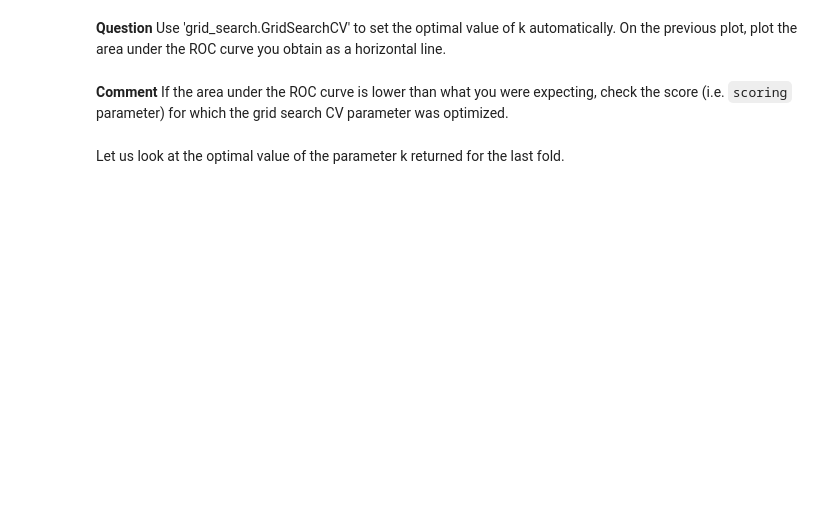
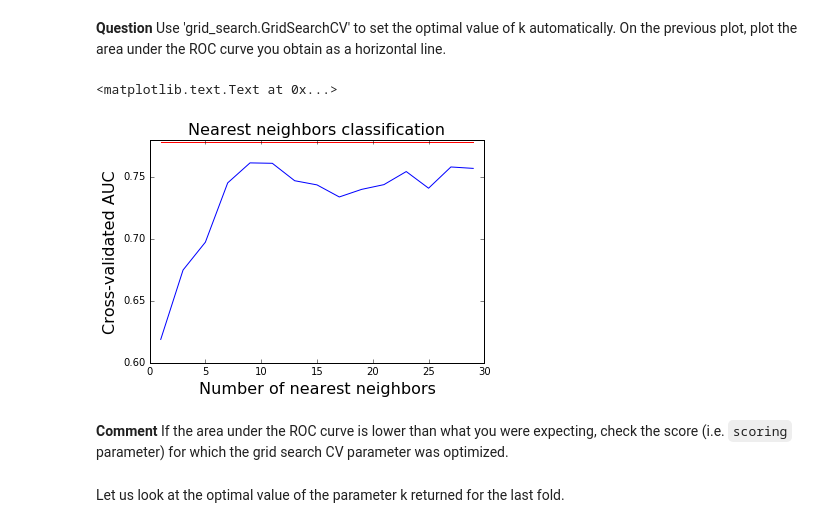
Before and after one commit to chagaz/ma2823_2016, a Jupyter notebook: lab_notebooks/Lab 5 2016-10-14 Nearest neighbors.ipynb, the cells around one changed output. Cells and saved outputs as stored; diff of their text form; code cells hidden in the pictures; blank space fills up the shorter version.

```diff
--- a/lab_notebooks/Lab 5 2016-10-14 Nearest neighbors.ipynb
+++ b/lab_notebooks/Lab 5 2016-10-14 Nearest neighbors.ipynb
@@ -9,5 +11,13 @@ import numpy as np
 # %% [markdown]
 **Question** Load the data as in the previous lab.
+# %%
+# Load the data as usual (here the code for Python 2.7)
+X = np.loadtxt('data/small_Endometrium_Uterus.csv',  delimiter=',', skiprows=1, usecols=range(1, 3001))
+# Python 3 alternative:
+y = np.loadtxt('data/small_Endometrium_Uterus.csv', delimiter=',',
+               skiprows=1, usecols=[3001], dtype='bytes').astype('str')
+# Convert 'Endometrium' to 0 and 'Uterus' to 1
+y = np.where(y=='Endometrium', 0, 1)
 # %%
 # Set up a stratified 10-fold cross-validation
 from sklearn import cross_validation
@@ -68,8 +78,8 @@ from sklearn import metrics
 aurocs = []
 
 for k in range(1, 30, 2): # values from 1 to 30, with a step size of 2
-    # TODO: Compute the vector ypred of cross-validated predictions of a k-nearest-neighbor classifier.
-
+    clf=neighbors.KNeighborsClassifier(n_neighbors=k)
+    ypred=cross_validate(X, y, clf, folds)
     fpr, tpr, thresholds = metrics.roc_curve(y, ypred, pos_label=1)
     aurocs.append(metrics.auc(fpr, tpr))
 # %%
@@ -80,5 +93,19 @@ plt.title('Nearest neighbors classification', fontsize=16)
 # %% [markdown]
 **Question** Use 'grid_search.GridSearchCV' to set the optimal value of k automatically. On the previous plot, plot the area under the ROC curve you obtain as a horizontal line.
+# %%
+from sklearn.grid_search import GridSearchCV
+clf=GridSearchCV(neighbors.KNeighborsClassifier(),{'n_neighbors':np.arange(1, 30, 2)})
+clf.fit(X,y)
+ypred=clf.best_estimator_.predict_proba(X)[:,1]
+fpr, tpr, thresholds = metrics.roc_curve(y, ypred, pos_label=1)
+plt.plot(range(1, 30, 2), metrics.auc(fpr, tpr)*np.ones(15), color='red')
+plt.plot(range(1, 30, 2), aurocs, color='blue')
+plt.xlabel('Number of nearest neighbors', fontsize=16)
+plt.ylabel('Cross-validated AUC', fontsize=16)
+plt.title('Nearest neighbors classification', fontsize=16)
+# %% [output]
+<matplotlib.text.Text at 0x...>
+[figure, added]
 # %% [markdown]
 **Comment** If the area under the ROC curve is lower than what you were expecting, check the score (i.e. `scoring` parameter) for which the grid search CV parameter was optimized.
 # %% [markdown]
```
Also changed, not shown: parts of 6 cells of this notebook, 1 other file.
